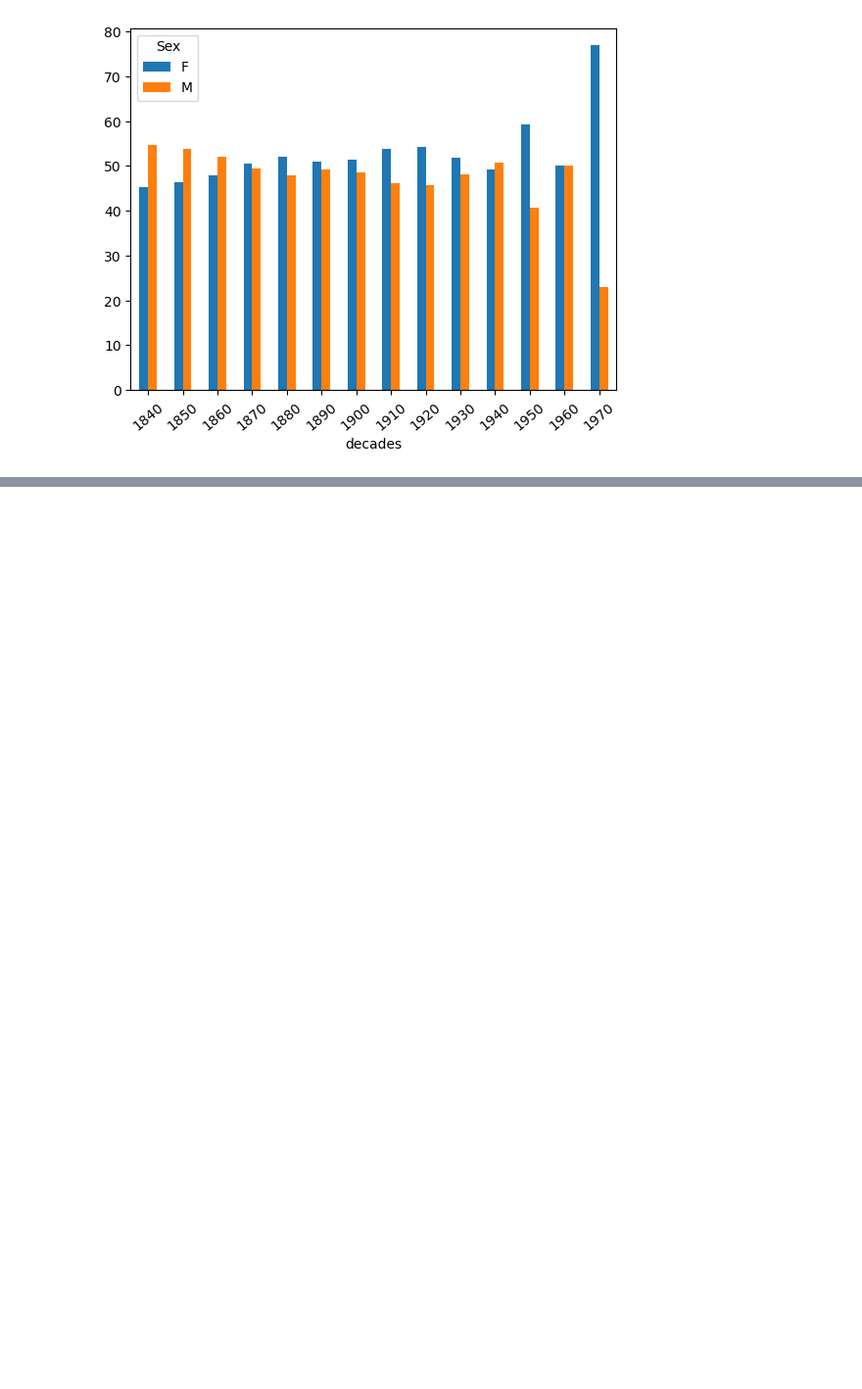
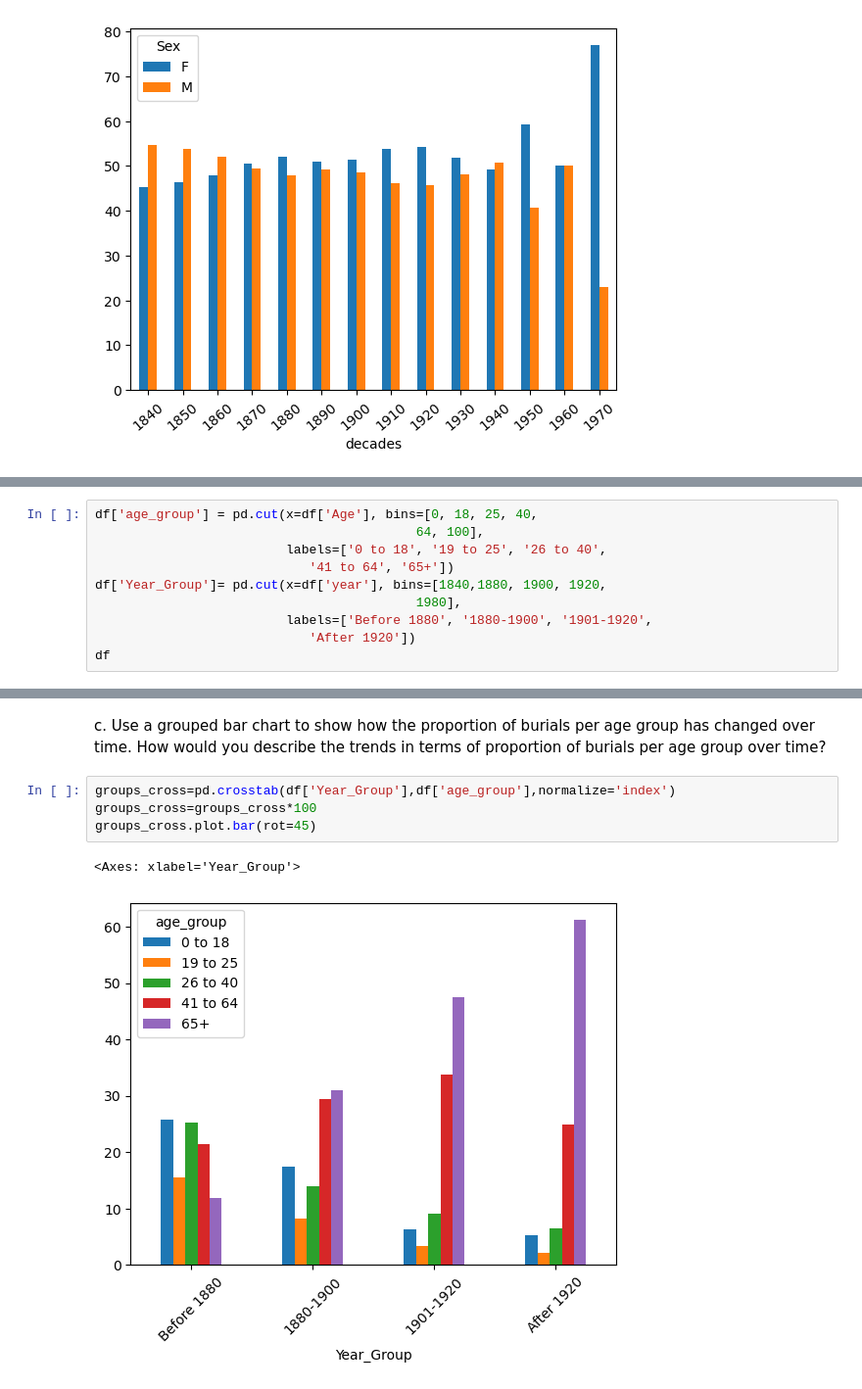
Before and after one commit to NSS-Data-Analytics-Cohort-10/advanced-pandas-mhm516, a Jupyter notebook: script/code.ipynb, the cells around one changed output, grey strips where cells are left out. Shown at 98% size. Drawn from its saved outputs; the diff is of its cells as text; blank space fills up the shorter version.

```diff
--- a/script/code.ipynb
+++ b/script/code.ipynb
@@ -250,0 +255,10 @@ barplot = cross_percentages.plot.bar(rot=40)
+# %%
+df['age_group'] = pd.cut(x=df['Age'], bins=[0, 18, 25, 40,
+                                          64, 100],
+                         labels=['0 to 18', '19 to 25', '26 to 40',
+                            '41 to 64', '65+'])
+df['Year_Group']= pd.cut(x=df['year'], bins=[1840,1880, 1900, 1920,
+                                          1980],
+                         labels=['Before 1880', '1880-1900', '1901-1920',
+                            'After 1920'])
+df
@@ -250,0 +279,9 @@ barplot = cross_percentages.plot.bar(rot=40)
+# %% [markdown]
+c. Use a grouped bar chart to show how the proportion of burials per age group has changed over time. How would you describe the trends in terms of proportion of burials per age group over time?
+# %%
+groups_cross=pd.crosstab(df['Year_Group'],df['age_group'],normalize='index')
+groups_cross=groups_cross*100
+groups_cross.plot.bar(rot=45)
+# %% [output]
+<Axes: xlabel='Year_Group'>
+[figure, added]
```
Also changed, not shown: parts of 6 cells of this notebook.
